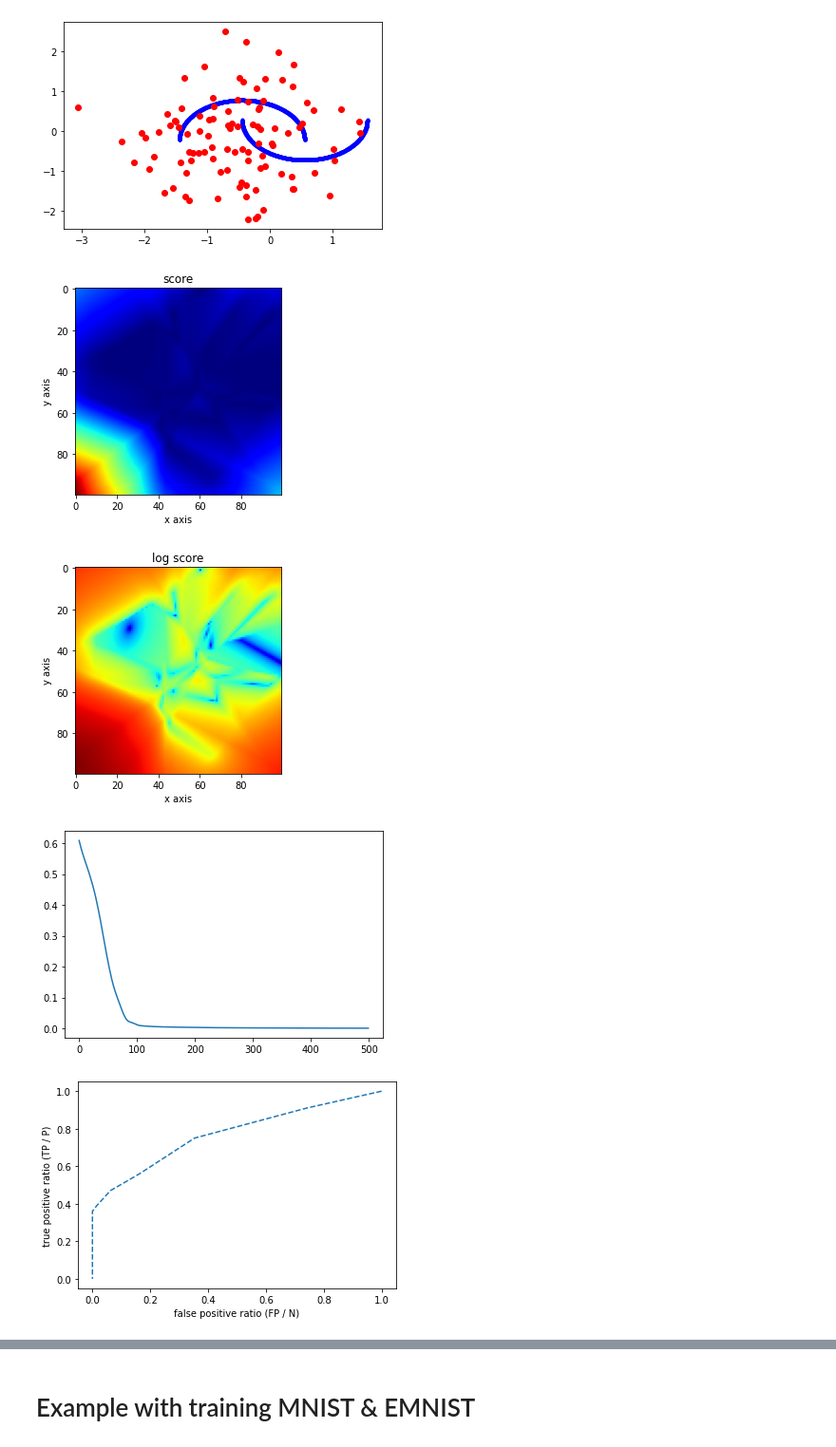
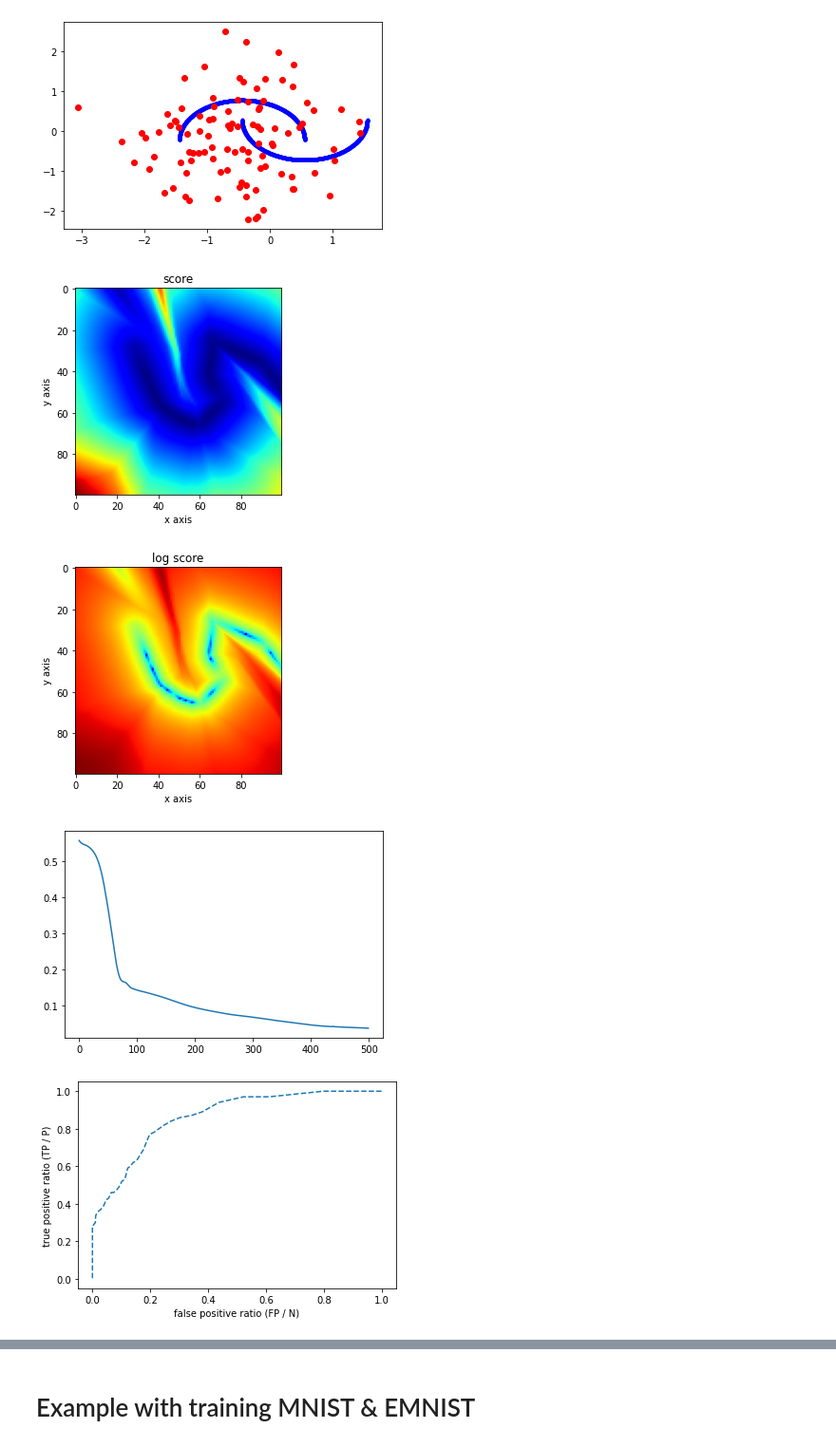
Before and after one commit to sulcantonin/ICFA-Beam-2022, a Jupyter notebook: autoencoder.ipynb, the cells around one changed output, grey strips where cells are left out. Shown at 95% size. Drawn from its saved outputs; the diff is of its cells as text; code cells hidden in the pictures.

Commit message:
Add files via upload
bottleneck architecture of autoencoder, thanks Lennart L. for pointint this out :)

```diff
--- a/autoencoder.ipynb
+++ b/autoencoder.ipynb
@@ -65,19 +65,20 @@ from torch.linalg import vector_norm
 torch.manual_seed(44)
 
 class LinearAutoencoder(nn.Module):
-    def __init__(self, dropout_p = 0.0):
+    def __init__(self):
         super().__init__()
         self.enc = nn.Sequential(
             nn.Linear(2, 8),
             nn.ReLU(),
-            nn.Dropout(dropout_p),
             nn.Linear(8, 16),
-            nn.ReLU())
+            nn.ReLU(),
+            nn.Linear(16, 1))
         self.dec = nn.Sequential(
-            nn.Linear(16, 8),
+            nn.Linear(1, 8),
             nn.ReLU(),
-            nn.Dropout(dropout_p),
-            nn.Linear(8, 2))
+            nn.Linear(8, 16),
+            nn.ReLU(),
+            nn.Linear(16, 2))
     def score_reconstruction(self, x):
         '''
         || x - x_hat ||_2 where x_hat = dec(enc(x))
@@ -85,38 +86,38 @@ class LinearAutoencoder(nn.Module):
         x_hat = self(x)
         return vector_norm(x_hat - x, dim=-1)
 
     def forward(self, x):
         return self.dec(self.enc(x))
 
 epochs = 500
-model = LinearAutoencoder(0.0)
+model = LinearAutoencoder()
 optimizer = optim.Adam(list(model.enc.parameters()) +
                        list(model.dec.parameters()),
                        lr = 0.0025,
                        weight_decay = 10e-5)
 losses = []
 X_ = torch.tensor(X).float()
 
 
 for epoch in tqdm(range(epochs)):
     # anomaly score
     X_hat = model(X_)
 
     # tranining
     loss = F.mse_loss(X_hat, X_)
     optimizer.zero_grad()
     loss.backward()
     optimizer.step()
     losses.append(loss.item())
 show_score_map(model, X)
 plt.plot(losses)
 plt.show()
 tpr, fpr = roc(model.score_reconstruction(torch.tensor(X).float()).detach())
 # %% [output]
-[figure, old version]
+[figure, new version]
-[figure, old version]
+[figure, new version]
-[figure, old version]
+[figure, new version]
-[figure, old version]
+[figure, new version]
 # %%
 torch.save({'fpr' : fpr, 'tpr' : tpr, 'X' : X , 'l' : l, 'model' : model.state_dict()}, 'Autoenc.torch')
 # %%
```
Also changed, not shown: parts of 1 cell of this notebook.
